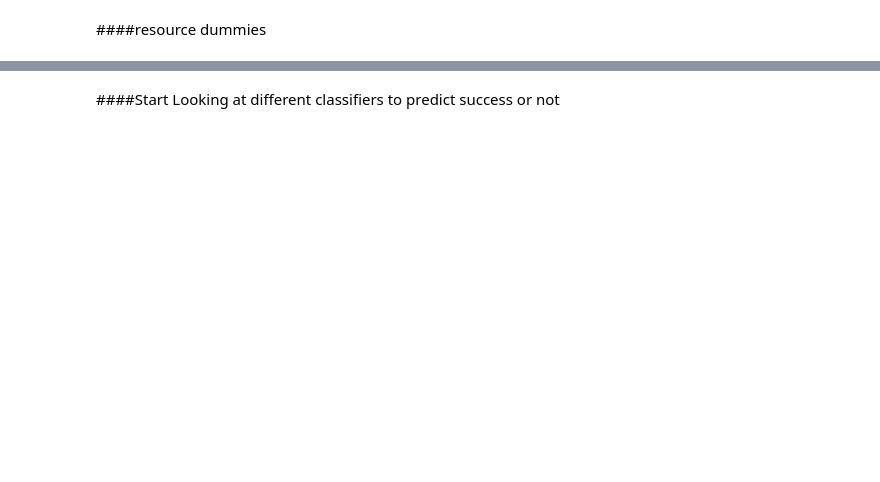
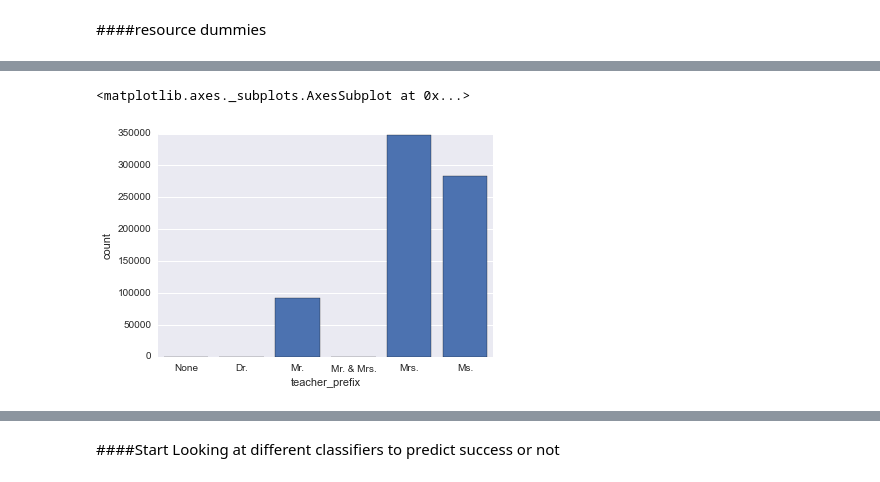
Before and after one commit to LylePayne/DonorsChooseAnalysis, a Jupyter notebook: DonorsChoose Prediction Analysis.ipynb, the cells around one changed output, grey strips where cells are left out. Drawn from its saved outputs; the diff is of its cells as text; code cells hidden in the pictures; blank space fills up the shorter version.

```diff
--- a/DonorsChoose Prediction Analysis.ipynb
+++ b/DonorsChoose Prediction Analysis.ipynb
@@ -115,0 +115,7 @@ Logistic_list = [est2]
+# %%
+dummy_df_2.loc[~dummy_df_2["teacher_prefix"].isin(["Dr.", "Mr.", "Mr. & Mrs.", "Mrs.", "Ms."]), "teacher_prefix"] = None
+# %%
+sn.barplot(dummy_df_2.teacher_prefix)
+# %% [output]
+<matplotlib.axes._subplots.AxesSubplot at 0x...>
+[figure, added]
```
Also changed, not shown: parts of 32 cells of this notebook.
